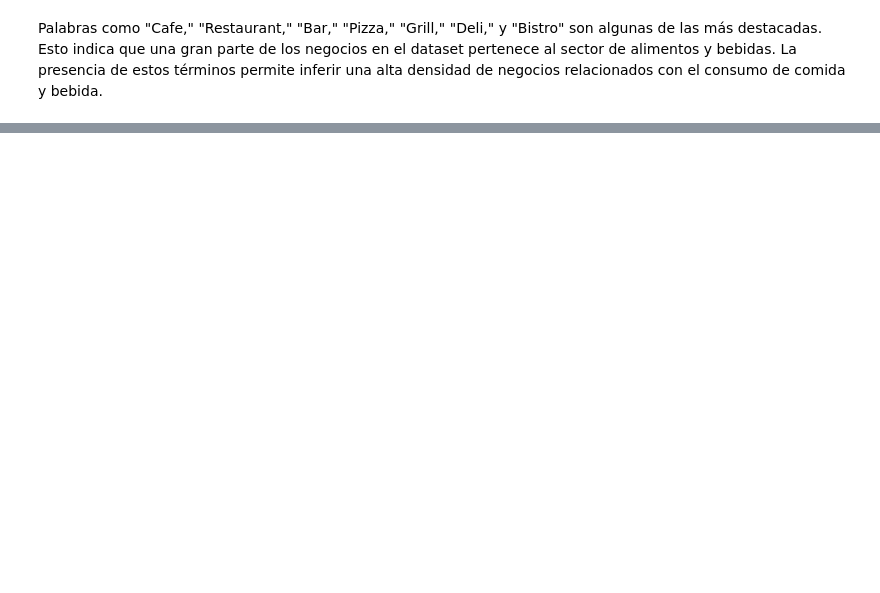
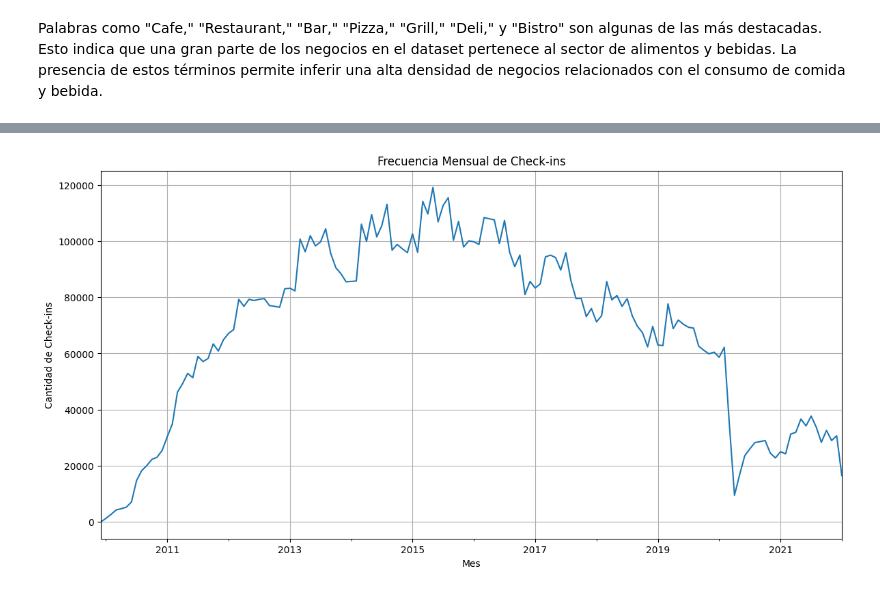
Before and after one commit to negoveron/PF_GY_DPT10, a Jupyter notebook: EDA/EDA.ipynb, the cells around one changed output, grey strips where cells are left out. Cells and saved outputs as stored; diff of their text form; code cells hidden in the pictures; blank space fills up the shorter version.

```diff
--- a/EDA/EDA.ipynb
+++ b/EDA/EDA.ipynb
@@ -747,0 +879,14 @@ Name: count, dtype: int64
+# %%
+# Agrupación por mes
+checkins_monthly = df_checkin.set_index('date').resample('M').size()
+
+# Gráfico del número de check-ins por mes
+plt.figure(figsize=(14, 7))
+checkins_monthly.plot()
+plt.title('Frecuencia Mensual de Check-ins')
+plt.xlabel('Mes')
+plt.ylabel('Cantidad de Check-ins')
+plt.grid(True)
+plt.show()
+# %% [output]
+[figure, added]
```
Also changed, not shown: parts of 139 cells of this notebook.
